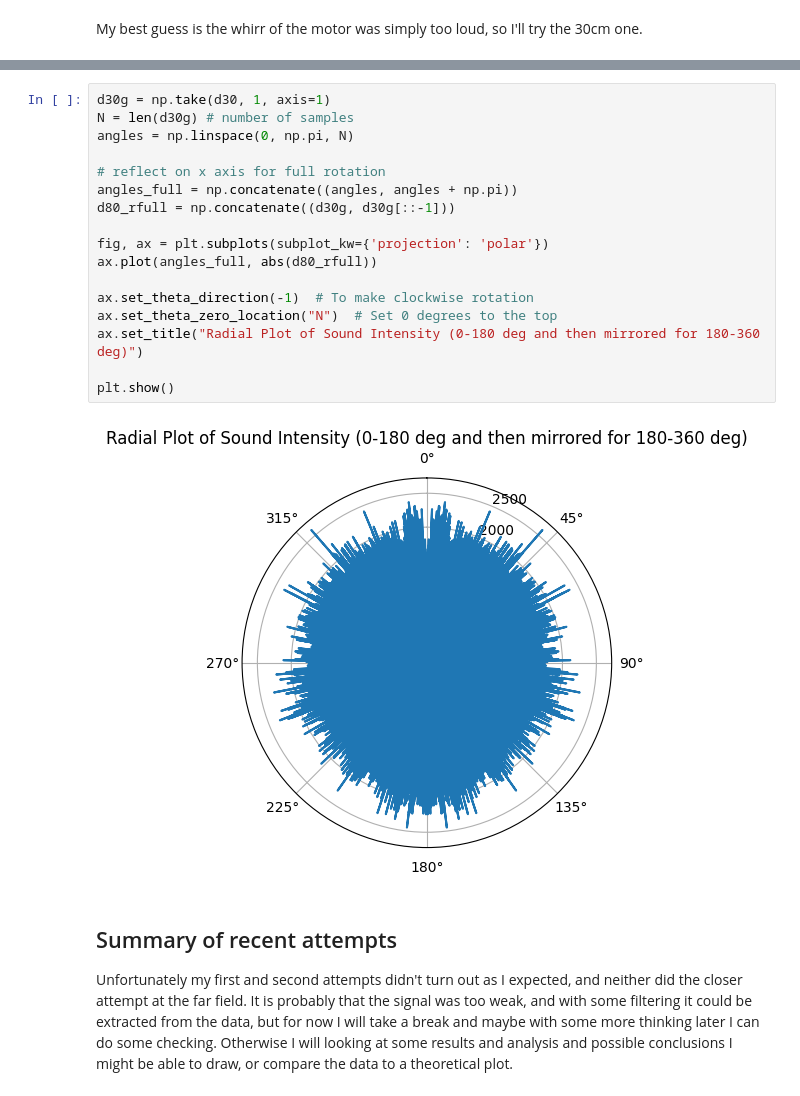
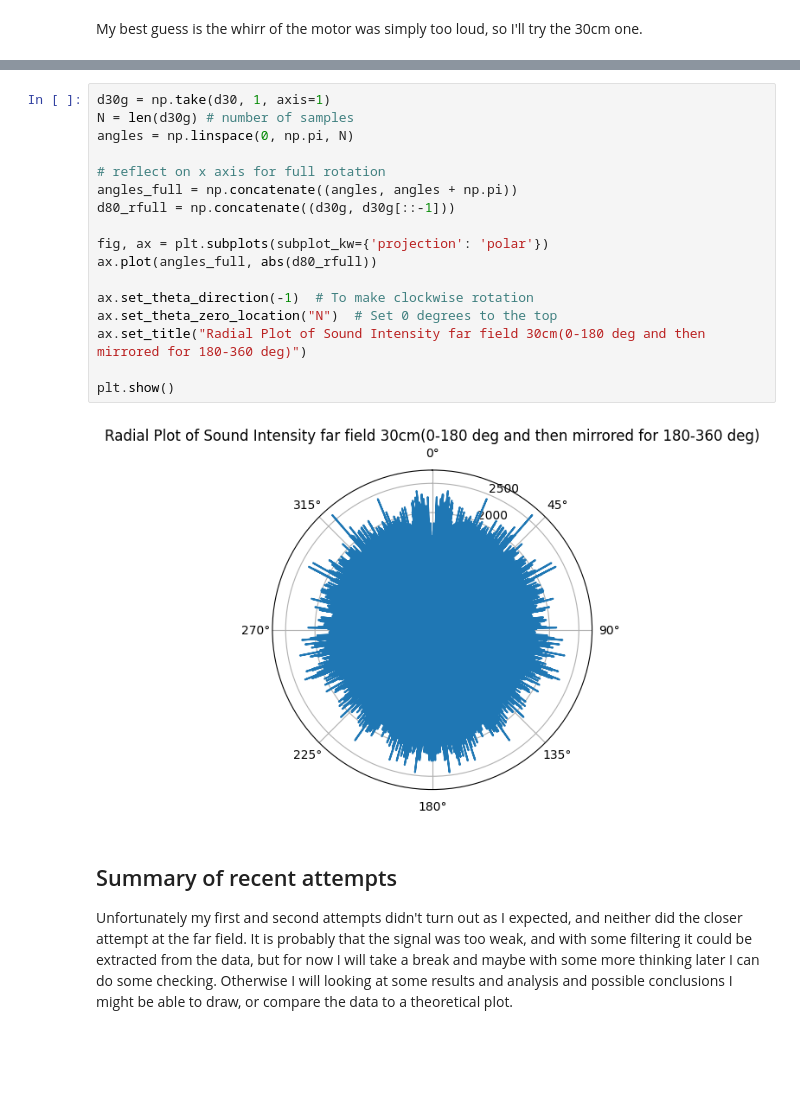
Before and after one commit to julianLapenna12/acoustic_radiation_modelling, a Jupyter notebook: notebooks/Ex1.acoustics.notebook.ipynb, the cells around one changed output, grey strips where cells are left out. Cells and saved outputs as stored; diff of their text form; blank space fills up the shorter version.

```diff
--- a/notebooks/Ex1.acoustics.notebook.ipynb
+++ b/notebooks/Ex1.acoustics.notebook.ipynb
@@ -775,22 +776,22 @@ Frequency sampling: 96000
 # %%
 d30g = np.take(d30, 1, axis=1)
 N = len(d30g) # number of samples
 angles = np.linspace(0, np.pi, N)
 
 # reflect on x axis for full rotation
 angles_full = np.concatenate((angles, angles + np.pi))
 d80_rfull = np.concatenate((d30g, d30g[::-1]))
 
 fig, ax = plt.subplots(subplot_kw={'projection': 'polar'})
 ax.plot(angles_full, abs(d80_rfull))
 
 ax.set_theta_direction(-1)  # To make clockwise rotation
 ax.set_theta_zero_location("N")  # Set 0 degrees to the top
-ax.set_title("Radial Plot of Sound Intensity (0-180 deg and then mirrored for 180-360 deg)")
+ax.set_title("Radial Plot of Sound Intensity far field 30cm(0-180 deg and then mirrored for 180-360 deg)")
 
 plt.show()
 # %% [output]
-[figure, old version]
+[figure, new version]
 # %% [markdown]
 ## Summary of recent attempts
 
```
Also changed, not shown: parts of 12 cells of this notebook.
